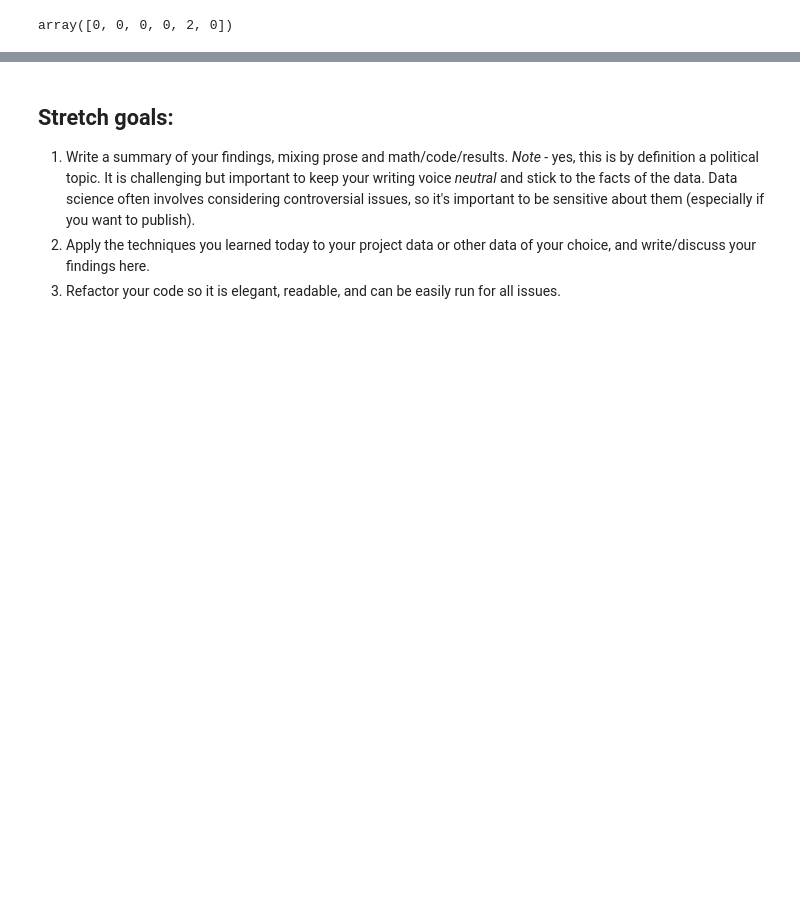
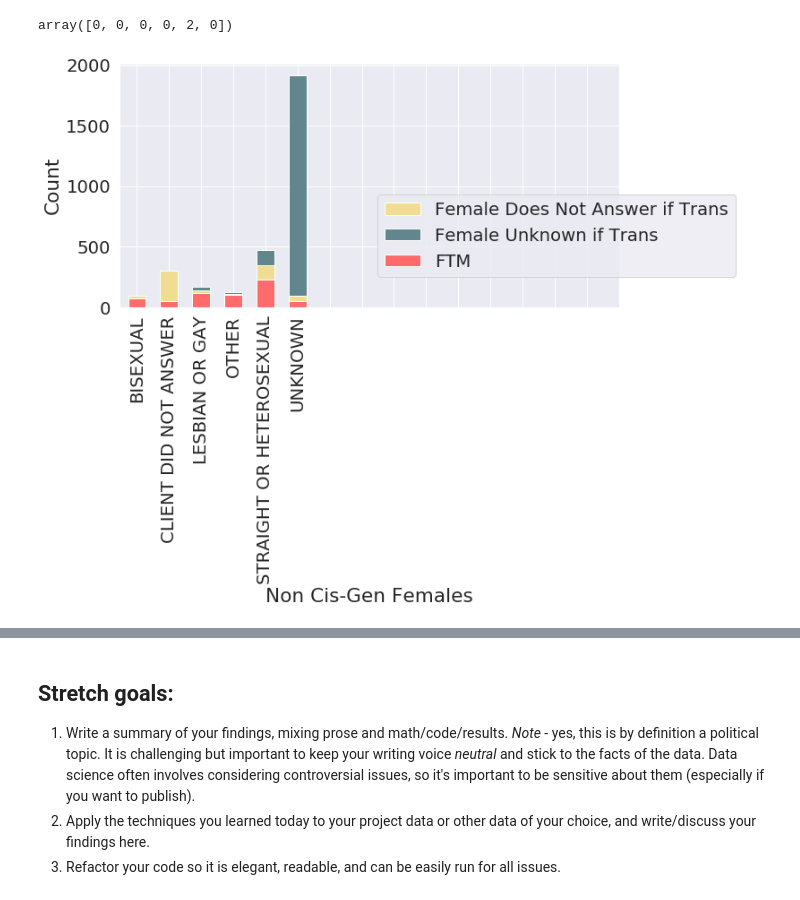
Before and after one commit to qweliant/DS-Unit-1-Sprint-3-Statistical-Tests-and-Experiments, a Jupyter notebook: module2-sampling-confidence-intervals-and-hypothesis-testing/LS_DS_132_Sampling_Confidence_Intervals_and_Hypothesis_Testing_Assignment.ipynb, the cells around one changed output, grey strips where cells are left out. Saved outputs shown, nothing was run; the diff lists cells and outputs as text; code cells hidden in the pictures; blank space fills up the shorter version.

```diff
--- a/module2-sampling-confidence-intervals-and-hypothesis-testing/LS_DS_132_Sampling_Confidence_Intervals_and_Hypothesis_Testing_Assignment.ipynb
+++ b/module2-sampling-confidence-intervals-and-hypothesis-testing/LS_DS_132_Sampling_Confidence_Intervals_and_Hypothesis_Testing_Assignment.ipynb
@@ -234,11 +287,19 @@ array([0, 0, 0, 0, 2, 0])
 # %%
 #Plots the bar chart
 fig = plt.figure(figsize=(10, 5))
 sns.set(font_scale=1.8)
-categories = ["0-9","10-19","20-29","30-39","40-49","50+"]
-p1 = plt.bar(categories, malecount, 0.55, color='#d62728')
-p2 = plt.bar(categories, femalecount, 0.55, bottom=malecount)
-plt.legend((p2[0], p1[0]), ('Female', 'Male'))
-plt.xlabel('Hours per Week Worked')
+categories = ['BISEXUAL', 'CLIENT DID NOT ANSWER', 'LESBIAN OR GAY', 'OTHER', 'STRAIGHT OR HETEROSEXUAL', 'UNKNOWN']
+
+p1 = plt.bar(categories, female_trans, 0.55, color='#ff6b6b')
+p2 = plt.bar(categories, female_unknown_trans, 0.55, bottom=female_trans, color='#61868d')
+p3 = plt.bar(categories, female_na_trans, 0.55, bottom=female_trans, color='#f0dd92')
+
+
+plt.legend((p3[0], p2[0], p1[0]), ('Female Does Not Answer if Trans','Female Unknown if Trans', 'FTM'), bbox_to_anchor=(0.5, 0., 0.5, 0.5))
+plt.xlabel('Non Cis-Gen Females')
 plt.ylabel('Count')
+plt.xticks(x, categories, rotation='vertical')
+
 plt.show()
+# %% [output]
+[figure, added]
```
Also changed, not shown: parts of 18 cells of this notebook.
